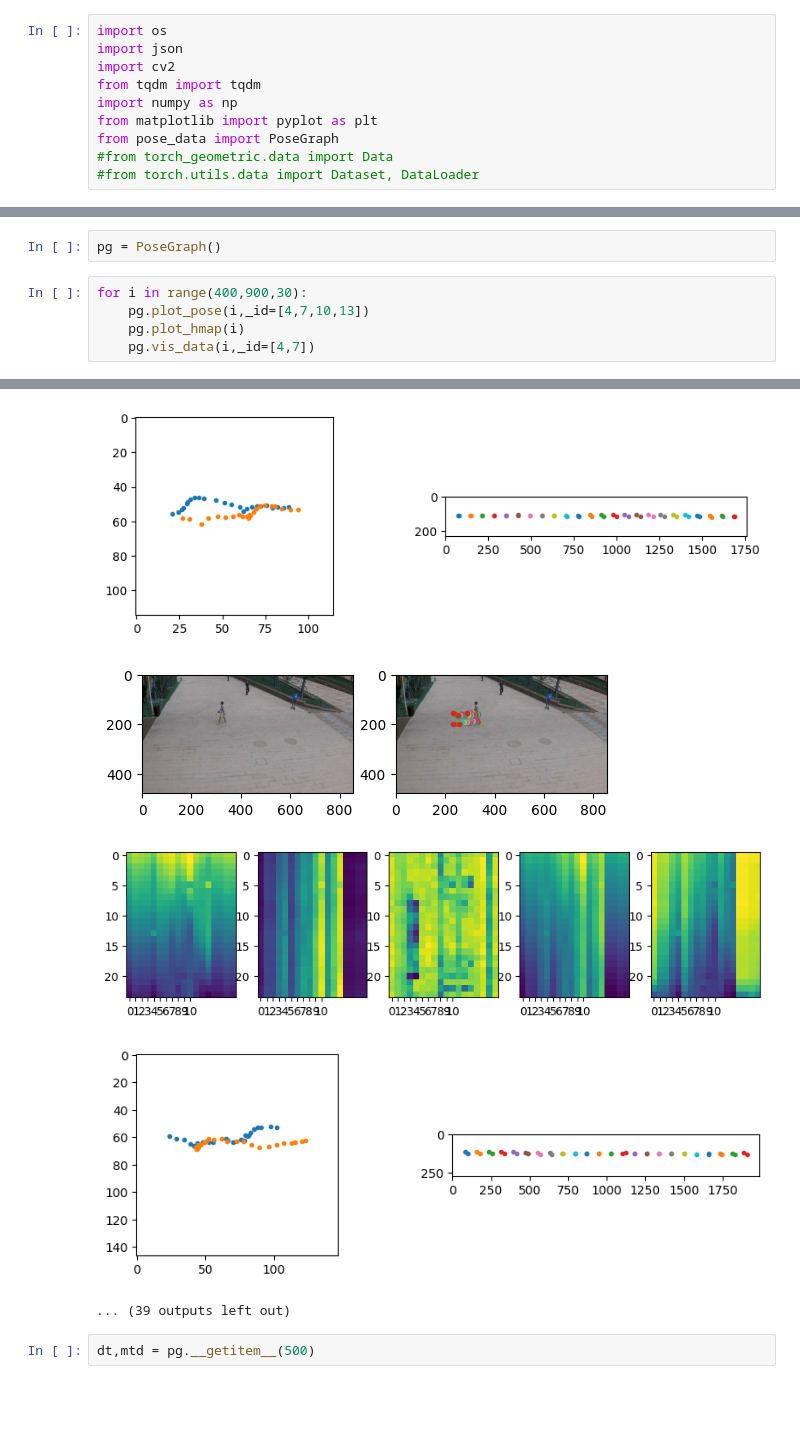
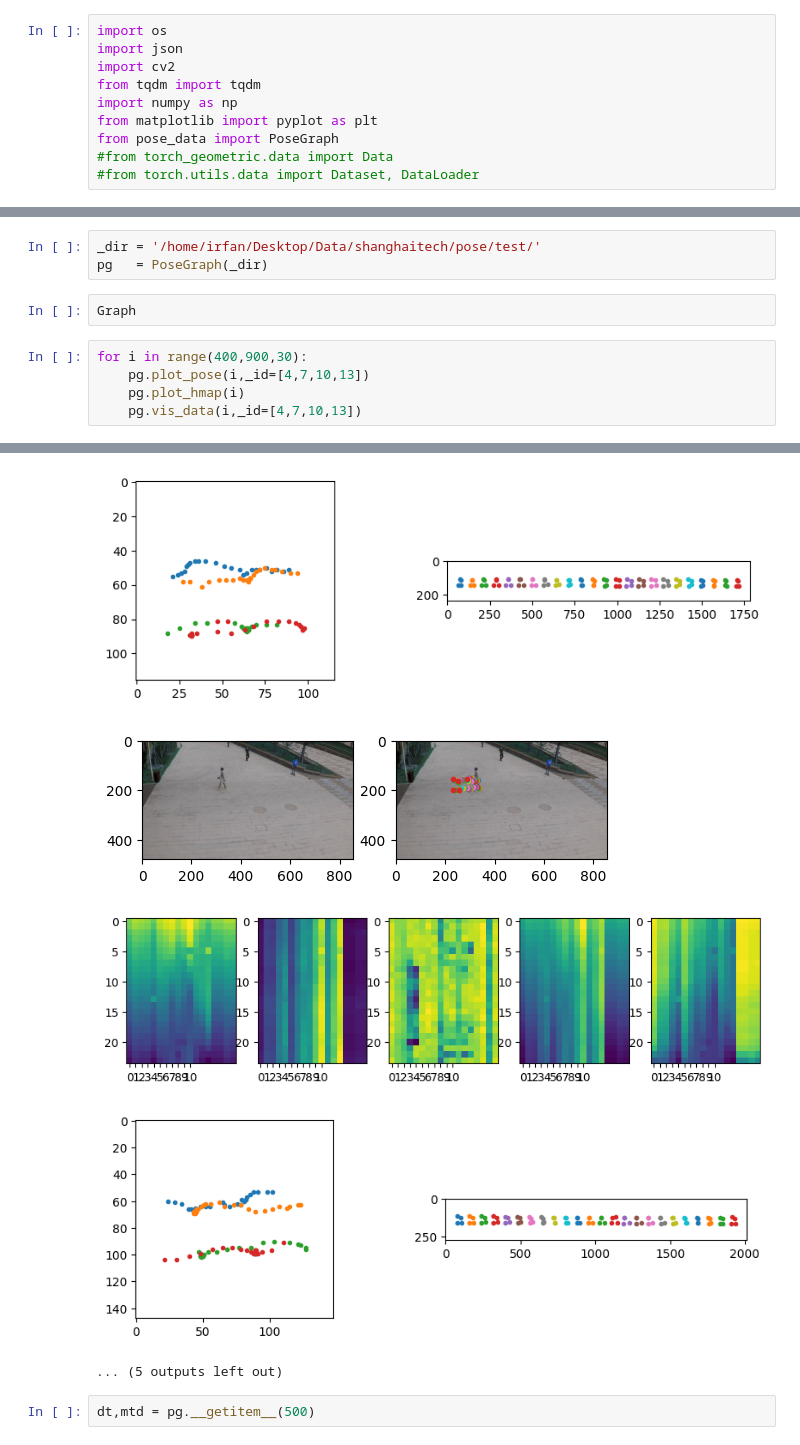
Before and after one commit to irfanhasib0/Deep-Learning-For-Computer-Vision, a Jupyter notebook: MotionDetection/stg-nf/gcn_pose.ipynb, the cells around one changed output, grey strips where cells are left out. Cells and saved outputs as stored; diff of their text form; blank space fills up the shorter version.

```diff
--- a/MotionDetection/stg-nf/gcn_pose.ipynb
+++ b/MotionDetection/stg-nf/gcn_pose.ipynb
@@ -11,10 +22,13 @@ from pose_data import PoseGraph
 # %%
-pg = PoseGraph()
+_dir = '/home/irfan/Desktop/Data/shanghaitech/pose/test/'
+pg   = PoseGraph(_dir)
+# %%
+Graph
 # %%
 for i in range(400,900,30):
     pg.plot_pose(i,_id=[4,7,10,13])
     pg.plot_hmap(i)
-    pg.vis_data(i,_id=[4,7])
+    pg.vis_data(i,_id=[4,7,10,13])
 # %% [output]
 [figure]
 [figure]
@@ -25,10 +39,10 @@ for i in range(400,900,30):
 [figure]
 [figure]
-[figure, old version]
+[figure, new version]
 [figure]
 [figure]
-[figure, old version]
+[figure, new version]
-... (39 outputs left out)
+... (5 outputs left out)
 # %%
 dt,mtd = pg.__getitem__(500)
 # %%
```
Also changed, not shown: parts of 10 cells of this notebook, 3 other files.
